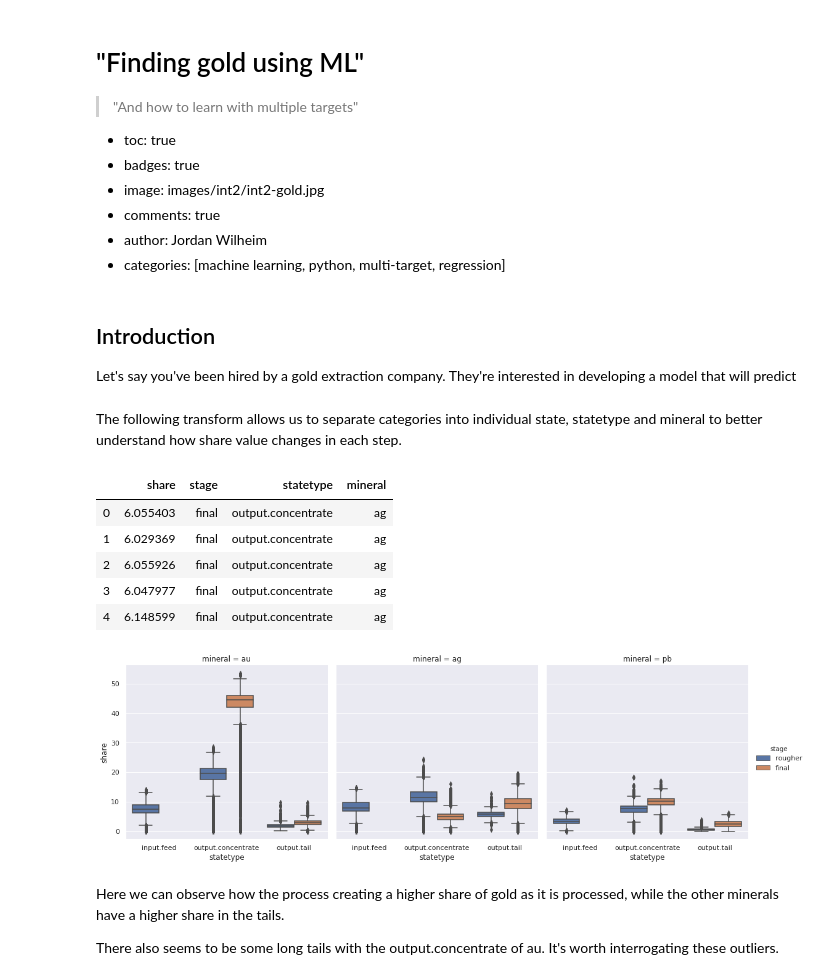
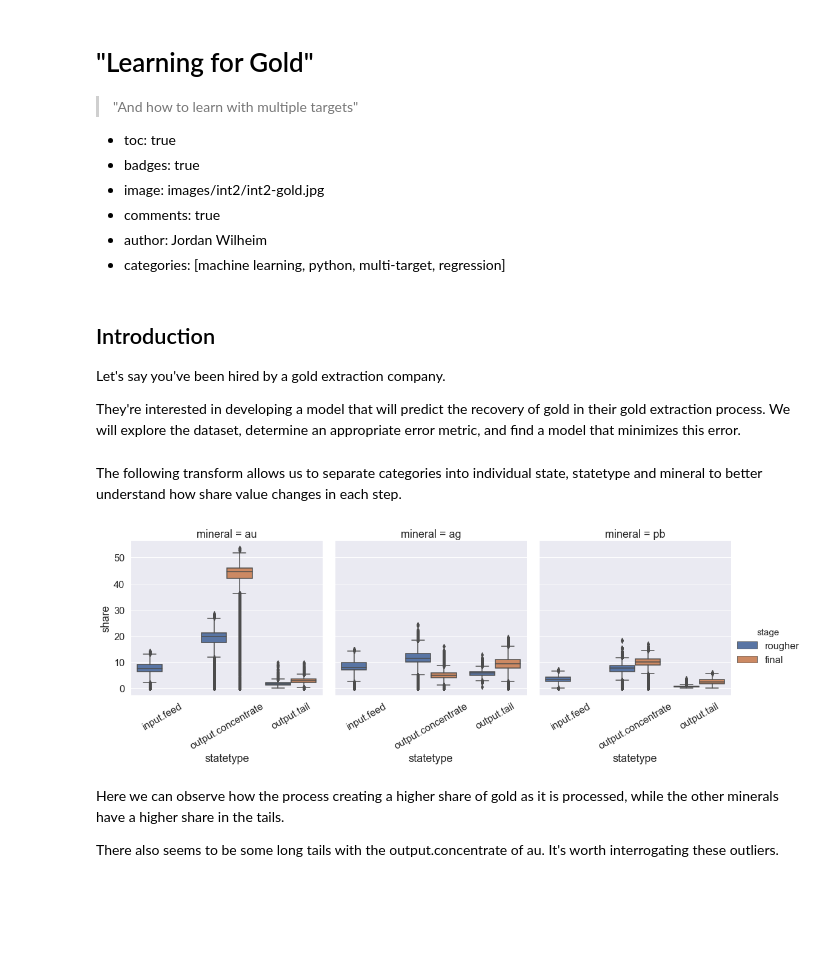
Before and after one commit to jordwil/ds_blog, a Jupyter notebook: _notebooks/2020-07-30-int-project-gold.ipynb, the cells around one changed output. Cells and saved outputs as stored; diff of their text form; code cells hidden in the pictures; blank space fills up the shorter version.

```diff
--- a/_notebooks/2020-07-30-int-project-gold.ipynb
+++ b/_notebooks/2020-07-30-int-project-gold.ipynb
@@ -1,5 +1,5 @@
 # %% [markdown]
-# "Finding gold using ML"
+# "Learning for Gold"
 > "And how to learn with multiple targets"
 
 - toc: true
@@ -11,5 +11,7 @@
 # %% [markdown]
 ## Introduction
 
-Let's say you've been hired by a gold extraction company. They're interested in developing a model that will predict
+Let's say you've been hired by a gold extraction company.
+
+They're interested in developing a model that will predict the recovery of gold in their gold extraction process. We will explore the dataset, determine an appropriate error metric, and find a model that minimizes this error.
 # %%
@@ -38,49 +41,45 @@ from sklearn.model_selection import RandomizedSearchCV, GridSearchCV
 
 STATE = 10
 # %%
-model_path = Path("models")
-file_paths = [ Path('datasets') / ("gold_recovery_" + name + ".csv") for name in ['train', 'test', 'full'] ]
-train, X_test, full = ( pd.read_csv(f) for f in file_paths )
+model_path = Path("../models")
+file_paths = [
+    Path("../datasets") / ("gold_recovery_" + name + ".csv")
+    for name in ["train", "test", "full"]
+]
+train, X_test, full = (pd.read_csv(f) for f in file_paths)
 
-cats = ['rougher.input.feed',
- 'rougher.output.concentrate',
- 'rougher.output.tail',
- 'final.output.concentrate',
- 'final.output.tail']
+cats = [
+    "rougher.input.feed",
+    "rougher.output.concentrate",
+    "rougher.output.tail",
+    "final.output.concentrate",
+    "final.output.tail",
+]
 # %% [markdown]
 The following transform allows us to separate categories into individual state, statetype and mineral to better understand how share value changes in each step.
 # %%
-ele_df = ( train
- .loc[:,train.columns.str.match('|'.join(cats))]
- .melt(var_name='name', value_name='share')
+#collapse
+ele_df = train.loc[:, train.columns.str.match("|".join(cats))].melt(
+    var_name="name", value_name="share"
 )
+pattern = r"(?P<stage>\w+)\.(?P<statetype>\w+\.\w+)_(?P<mineral>\w\w)"
+ele_df = ele_df.join(ele_df["name"].str.extract(pattern)).drop("name", axis=1)
 
-pattern = r'(?P<stage>\w+)\.(?P<statetype>\w+\.\w+)_(?P<mineral>\w\w)'
-ele_df = ele_df.join(ele_df['name'].str.extract(pattern)).drop('name', axis=1)
+with sns.plotting_context("notebook", font_scale=1.5):
+    g = sns.catplot(
+        kind="box",
+        hue="stage",
+        y="share",
+        data=ele_df,
+        col_order=["au", "ag", "pb"],
+        x="statetype",
+        col="mineral",
+        hue_order=["rougher", "final"],
+        order=["input.feed", "output.concentrate", "output.tail"],
+    )
+    g.set_xticklabels(rotation=30)
+# %% [output]
+[figure, added]
-# %%
-ele_df.head()
-# %% [output]
-|  | share | stage | statetype | mineral |
-| 0 | 6.055403 | final | output.concentrate | ag |
-| 1 | 6.029369 | final | output.concentrate | ag |
-| 2 | 6.055926 | final | output.concentrate | ag |
-| 3 | 6.047977 | final | output.concentrate | ag |
-| 4 | 6.148599 | final | output.concentrate | ag |
-# %%
-#collapse
-sns.catplot(kind='box',
-            hue='stage',
-            y='share',
-            data=ele_df,
-            col_order=['au', 'ag', 'pb'],
-           x='statetype',
-           col='mineral',
-           hue_order=['rougher', 'final'],
-           order=['input.feed', 'output.concentrate', 'output.tail']
-           )
-plt.show()
-# %% [output]
-[figure, removed]
 # %% [markdown]
 Here we can observe how the process creating a higher share of gold as it is processed, while the other minerals have a higher share in the tails.
 
```
Also changed, not shown: parts of 50 cells of this notebook, 1 other file.
